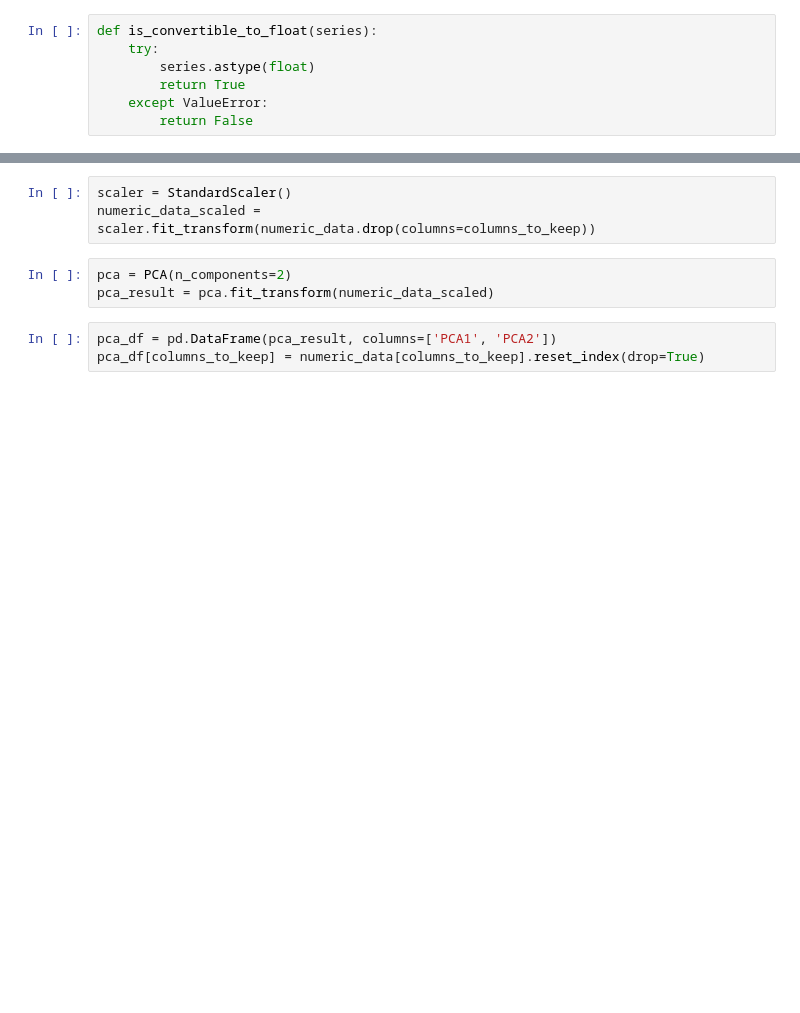
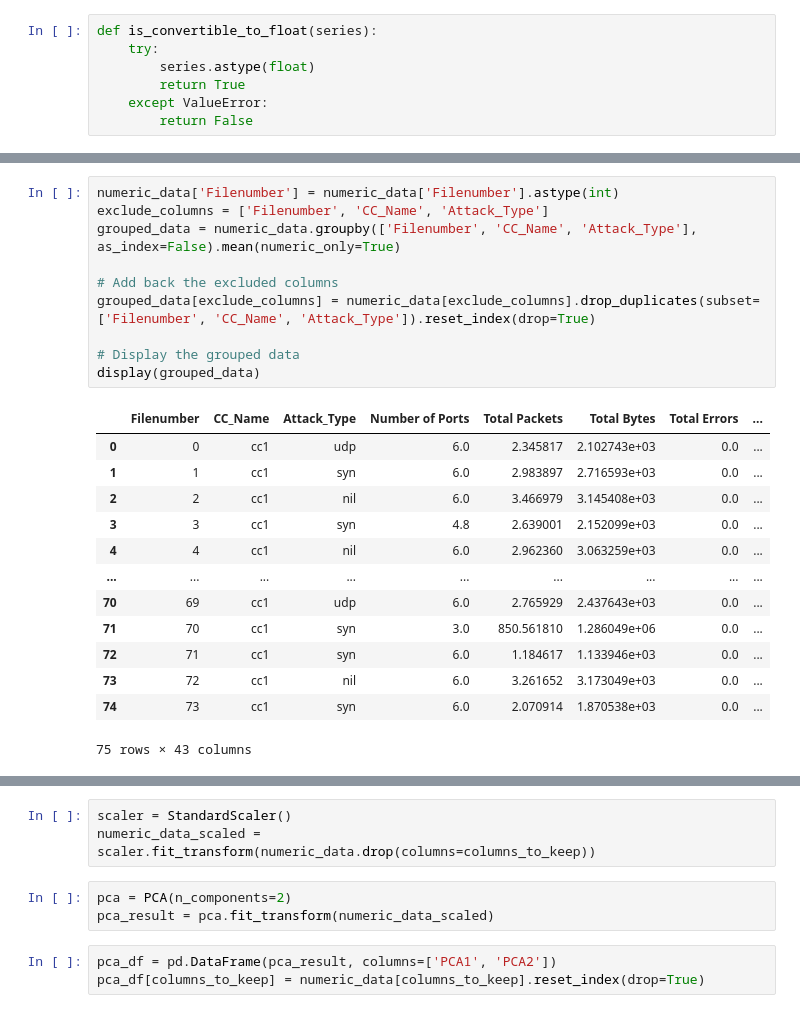
Before and after one commit to AshStorm17/Telemetry, a Jupyter notebook: model.ipynb, the cells around one changed output, grey strips where cells are left out. Cells and saved outputs as stored; diff of their text form; blank space fills up the shorter version.

```diff
--- a/model.ipynb
+++ b/model.ipynb
@@ -95,0 +126,24 @@ See the caveats in the documentation: https://pandas.pydata.org/pandas-docs/stab
+# %%
+numeric_data['Filenumber'] = numeric_data['Filenumber'].astype(int)
+exclude_columns = ['Filenumber', 'CC_Name', 'Attack_Type']
+grouped_data = numeric_data.groupby(['Filenumber', 'CC_Name', 'Attack_Type'], as_index=False).mean(numeric_only=True)
+
+# Add back the excluded columns
+grouped_data[exclude_columns] = numeric_data[exclude_columns].drop_duplicates(subset=['Filenumber', 'CC_Name', 'Attack_Type']).reset_index(drop=True)
+
+# Display the grouped data
+display(grouped_data)
+# %% [output]
+|  | Filenumber | CC_Name | Attack_Type | Number of Ports | Total Packets | Total Bytes | Total Errors | ... |
+| 0 | 0 | cc1 | udp | 6.0 | 2.345817 | 2.102743e+03 | 0.0 | ... |
+| 1 | 1 | cc1 | syn | 6.0 | 2.983897 | 2.716593e+03 | 0.0 | ... |
+| 2 | 2 | cc1 | nil | 6.0 | 3.466979 | 3.145408e+03 | 0.0 | ... |
+| 3 | 3 | cc1 | syn | 4.8 | 2.639001 | 2.152099e+03 | 0.0 | ... |
+| 4 | 4 | cc1 | nil | 6.0 | 2.962360 | 3.063259e+03 | 0.0 | ... |
+| ... | ... | ... | ... | ... | ... | ... | ... | ... |
+| 70 | 69 | cc1 | udp | 6.0 | 2.765929 | 2.437643e+03 | 0.0 | ... |
+| 71 | 70 | cc1 | syn | 3.0 | 850.561810 | 1.286049e+06 | 0.0 | ... |
+| 72 | 71 | cc1 | syn | 6.0 | 1.184617 | 1.133946e+03 | 0.0 | ... |
+| 73 | 72 | cc1 | nil | 6.0 | 3.261652 | 3.173049e+03 | 0.0 | ... |
+| 74 | 73 | cc1 | syn | 6.0 | 2.070914 | 1.870538e+03 | 0.0 | ... |
+75 rows × 43 columns
```
Also changed, not shown: parts of 11 cells of this notebook.
